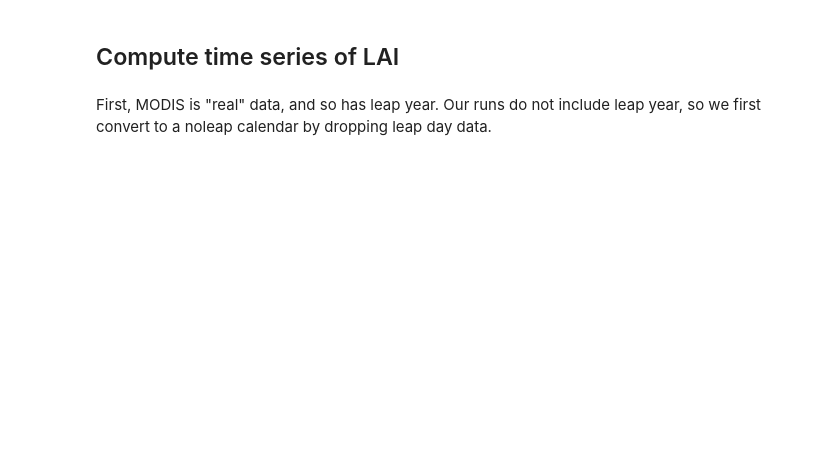
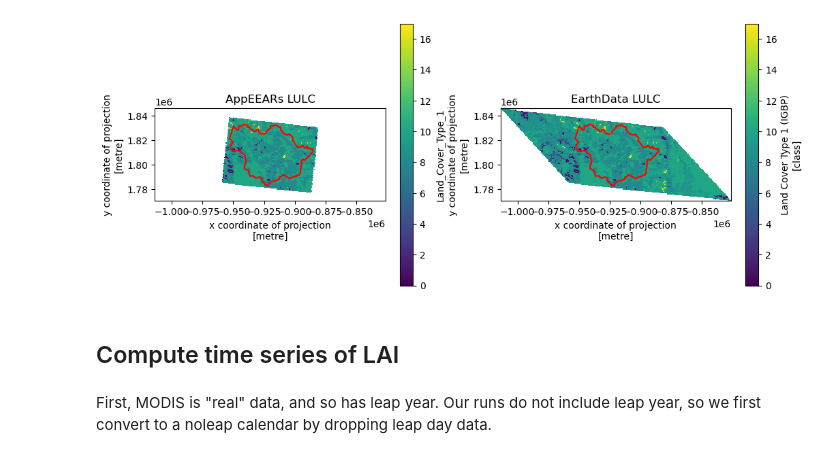
Before and after one commit to environmental-modeling-workflows/watershed-workflow, a Jupyter notebook: examples/get_MODIS_LAI.ipynb, the cells around one changed output. Cells and saved outputs as stored; diff of their text form; code cells hidden in the pictures; blank space fills up the shorter version.

```diff
--- a/examples/get_MODIS_LAI.ipynb
+++ b/examples/get_MODIS_LAI.ipynb
@@ -105,3 +216,20 @@ modis_data = data
+# %%
+fig, axs = plt.subplots(1,2, figsize=(12,5))
+vmin = max(0, min(modis_data_app['LULC'].values.min(), modis_data_ed['LULC'].values.min()))
+vmax = max(modis_data_app['LULC'].values.max(), modis_data_ed['LULC'].values.max())
+
+modis_data_app['LULC'].where(modis_data_app['LULC'] >= 0, np.nan)[0].plot.imshow(ax=axs[0], vmin=vmin, vmax=vmax)
+modis_data_ed['LULC'].where(modis_data_ed['LULC'] >= 0, np.nan)[0].plot.imshow(ax=axs[1], vmin=vmin, vmax=vmax)
+axs[0].set_title('AppEEARs LULC')
+axs[1].set_title('EarthData LULC')
+
+for ax in axs:
+    ax.set_aspect('equal')
+    watershed.df.boundary.plot(ax=ax, color='r')
+
+plt.show()
+# %% [output]
+[figure, added]
 # %% [markdown]
 ## Compute time series of LAI
 # %% [markdown]
```
Also changed, not shown: parts of 29 cells of this notebook, 2 other files.
